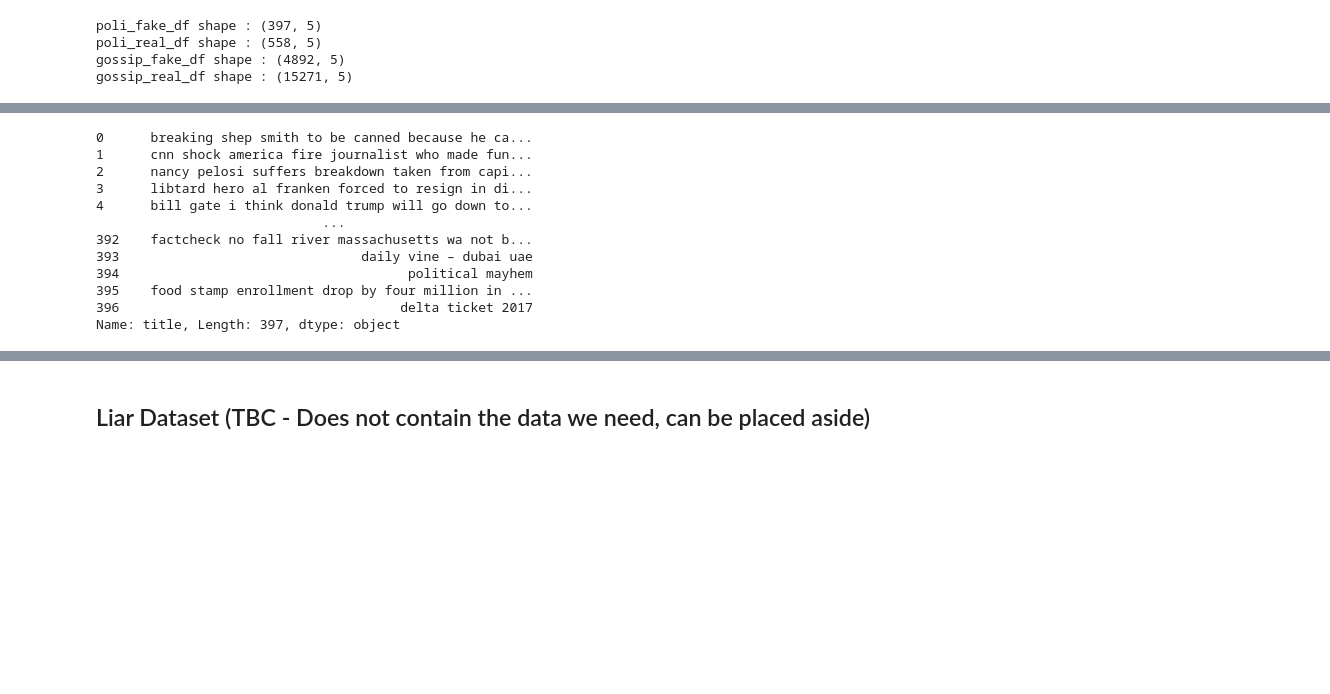
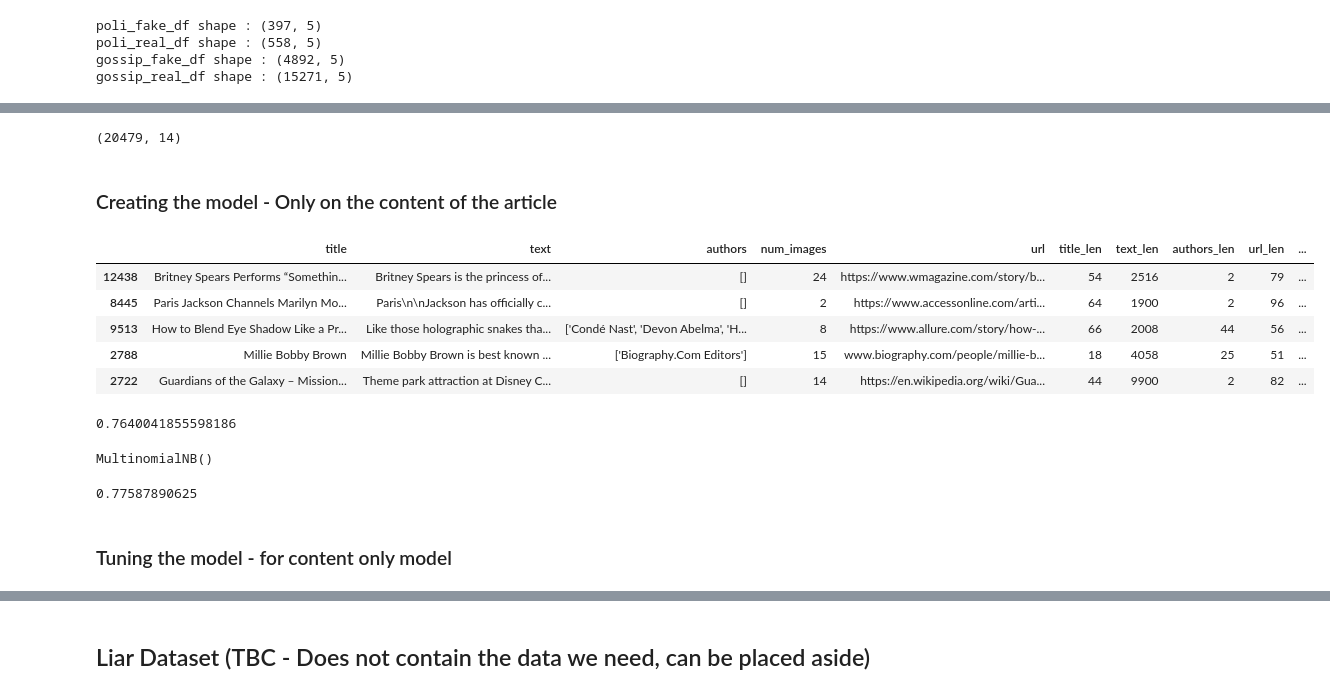
Before and after one commit to EddyEdzwan/StopFAIke, a Jupyter notebook: notebooks/Eddy_DataGatheringAndExploration.ipynb, the cells around one changed output, grey strips where cells are left out. Cells and saved outputs as stored; diff of their text form; code cells hidden in the pictures; blank space fills up the shorter version.

```diff
--- a/notebooks/Eddy_DataGatheringAndExploration.ipynb
+++ b/notebooks/Eddy_DataGatheringAndExploration.ipynb
@@ -188,21 +189,20 @@ poli_fake_df.head()
-# %%
-stop_words = set(stopwords.words('english'))
-lemmatizer = WordNetLemmatizer()
-
-poli_fake_df['title'] = poli_fake_df['title'].apply(lambda x: x.lower())
-# poli_fake_df['title'].apply(lambda x: ' '.join(word for word in word_tokenize(x) if not word.isdigit()))
-# poli_fake_df['title'].apply(lambda x: ' '.join(word for word in word_tokenize(x) if word not in stop_words))
-poli_fake_df['title'].apply(lambda x: ' '.join(lemmatizer.lemmatize(word) for word in word_tokenize(x)))
-# %% [output]
-0      breaking shep smith to be canned because he ca...
-1      cnn shock america fire journalist who made fun...
-2      nancy pelosi suffers breakdown taken from capi...
-3      libtard hero al franken forced to resign in di...
-4      bill gate i think donald trump will go down to...
-                             ...
-392    factcheck no fall river massachusetts wa not b...
-393                               daily vine – dubai uae
-394                                     political mayhem
-395    food stamp enrollment drop by four million in ...
-396                                    delta ticket 2017
-Name: title, Length: 397, dtype: object
+# %%
+df.shape
+# %% [output]
+(20479, 14)
+# %% [markdown]
+### Creating the model - Only on the content of the article
+# %%
+y = df.pop('target')
+X = df
+
+X_train, X_test, y_train, y_test = train_test_split(X, y, test_size=0.3)
+# %%
+X_train.head()
+# %% [output]
+|  | title | text | authors | num_images | url | title_len | text_len | authors_len | url_len | ... |
+| 12438 | Britney Spears Performs “Somethin... | Britney Spears is the princess of... | [] | 24 | https://www.wmagazine.com/story/b... | 54 | 2516 | 2 | 79 | ... |
+| 8445 | Paris Jackson Channels Marilyn Mo... | Paris\n\nJackson has officially c... | [] | 2 | https://www.accessonline.com/arti... | 64 | 1900 | 2 | 96 | ... |
+| 9513 | How to Blend Eye Shadow Like a Pr... | Like those holographic snakes tha... | ['Condé Nast', 'Devon Abelma', 'H... | 8 | https://www.allure.com/story/how-... | 66 | 2008 | 44 | 56 | ... |
+| 2788 | Millie Bobby Brown | Millie Bobby Brown is best known ... | ['Biography.Com Editors'] | 15 | www.biography.com/people/millie-b... | 18 | 4058 | 25 | 51 | ... |
+| 2722 | Guardians of the Galaxy – Mission... | Theme park attraction at Disney C... | [] | 14 | https://en.wikipedia.org/wiki/Gua... | 44 | 9900 | 2 | 82 | ... |
@@ -208,0 +216,22 @@ Name: title, Length: 397, dtype: object
+# %%
+#Instanciating a model
+nb_model = MultinomialNB()
+
+#Cross validate the model
+cv_score = cross_validate(nb_model, X=text_train, y=y_train, scoring='accuracy', cv=5)
+
+cv_score['test_score'].mean()
+# %% [output]
+0.7640041855598186
+# %%
+#Fitting the model
+nb_model.fit(text_train, y_train)
+# %% [output]
+MultinomialNB()
+# %%
+#Scoring the predictions
+nb_model.score(text_test, y_test)
+# %% [output]
+0.77587890625
+# %% [markdown]
+### Tuning the model - for content only model
```
Also changed, not shown: parts of 33 cells of this notebook, 1 other file.
